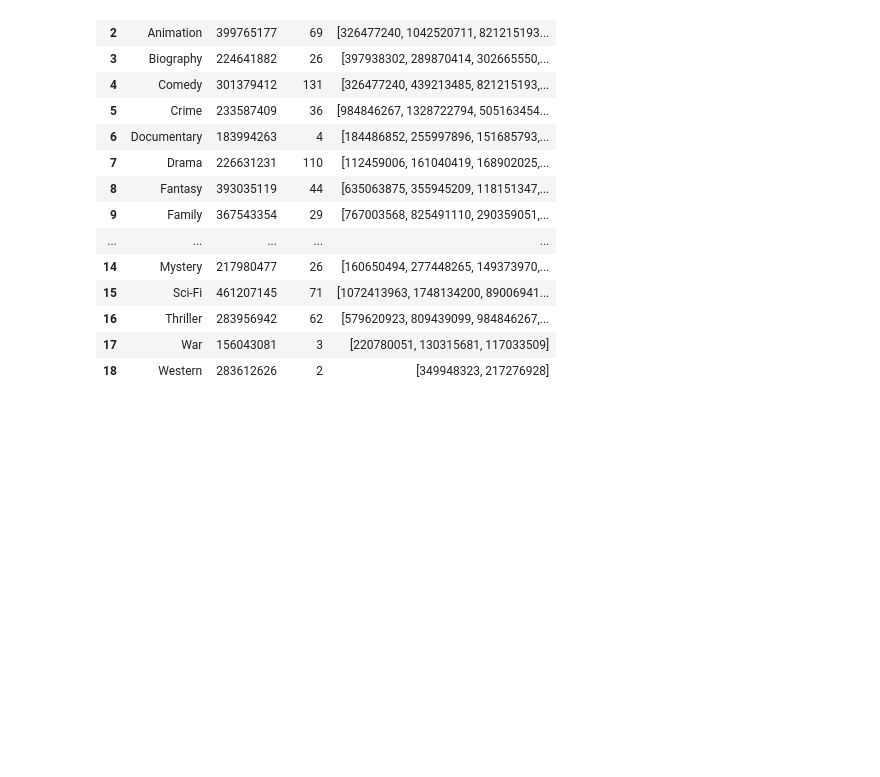
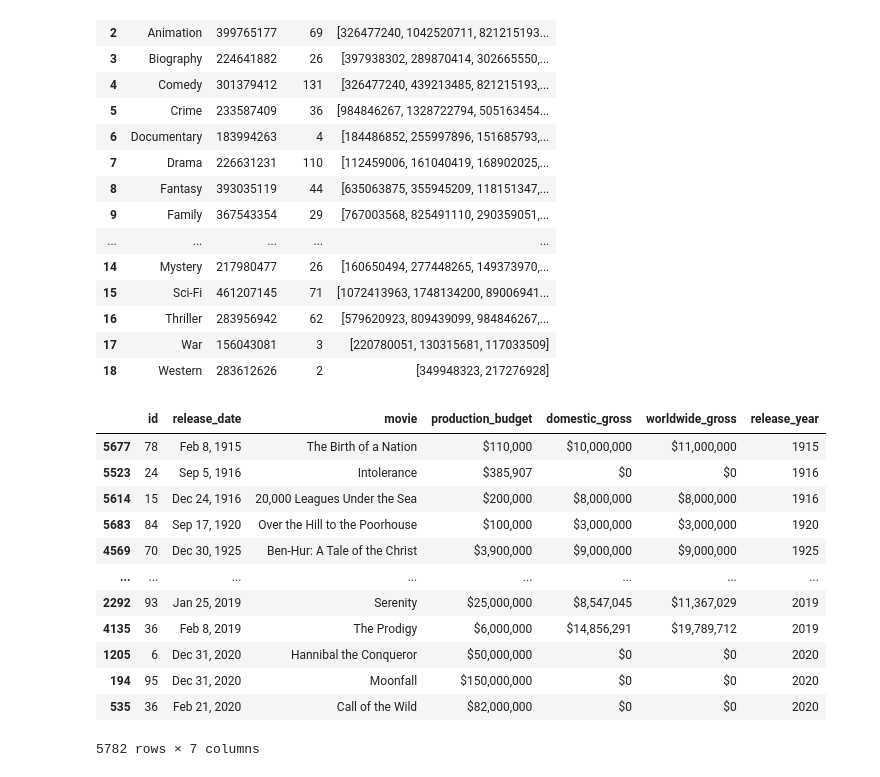
Before and after one commit to Jmanitou/Flatiron-Movie-Genre-Analysis, a Jupyter notebook: Movie_Genre_Analysis.ipynb, the cells around one changed output. Saved outputs shown, nothing was run; the diff lists cells and outputs as text; code cells hidden in the pictures; blank space fills up the shorter version.

```diff
--- a/Movie_Genre_Analysis.ipynb
+++ b/Movie_Genre_Analysis.ipynb
@@ -297,3 +399,19 @@ df_genres
 | 16 | Thriller | 283956942 | 62 | [579620923, 809439099, 984846267,... |
 | 17 | War | 156043081 | 3 | [220780051, 130315681, 117033509] |
 | 18 | Western | 283612626 | 2 | [349948323, 217276928] |
+# %%
+df_movie_budgets.sort_values(by=["release_year"])
+# %% [output]
+|  | id | release_date | movie | production_budget | domestic_gross | worldwide_gross | release_year |
+| 5677 | 78 | Feb 8, 1915 | The Birth of a Nation | $110,000 | $10,000,000 | $11,000,000 | 1915 |
+| 5523 | 24 | Sep 5, 1916 | Intolerance | $385,907 | $0 | $0 | 1916 |
+| 5614 | 15 | Dec 24, 1916 | 20,000 Leagues Under the Sea | $200,000 | $8,000,000 | $8,000,000 | 1916 |
+| 5683 | 84 | Sep 17, 1920 | Over the Hill to the Poorhouse | $100,000 | $3,000,000 | $3,000,000 | 1920 |
+| 4569 | 70 | Dec 30, 1925 | Ben-Hur: A Tale of the Christ | $3,900,000 | $9,000,000 | $9,000,000 | 1925 |
+| ... | ... | ... | ... | ... | ... | ... | ... |
+| 2292 | 93 | Jan 25, 2019 | Serenity | $25,000,000 | $8,547,045 | $11,367,029 | 2019 |
+| 4135 | 36 | Feb 8, 2019 | The Prodigy | $6,000,000 | $14,856,291 | $19,789,712 | 2019 |
+| 1205 | 6 | Dec 31, 2020 | Hannibal the Conqueror | $50,000,000 | $0 | $0 | 2020 |
+| 194 | 95 | Dec 31, 2020 | Moonfall | $150,000,000 | $0 | $0 | 2020 |
+| 535 | 36 | Feb 21, 2020 | Call of the Wild | $82,000,000 | $0 | $0 | 2020 |
+5782 rows × 7 columns
```
Also changed, not shown: parts of 11 cells of this notebook, 2 other files.
